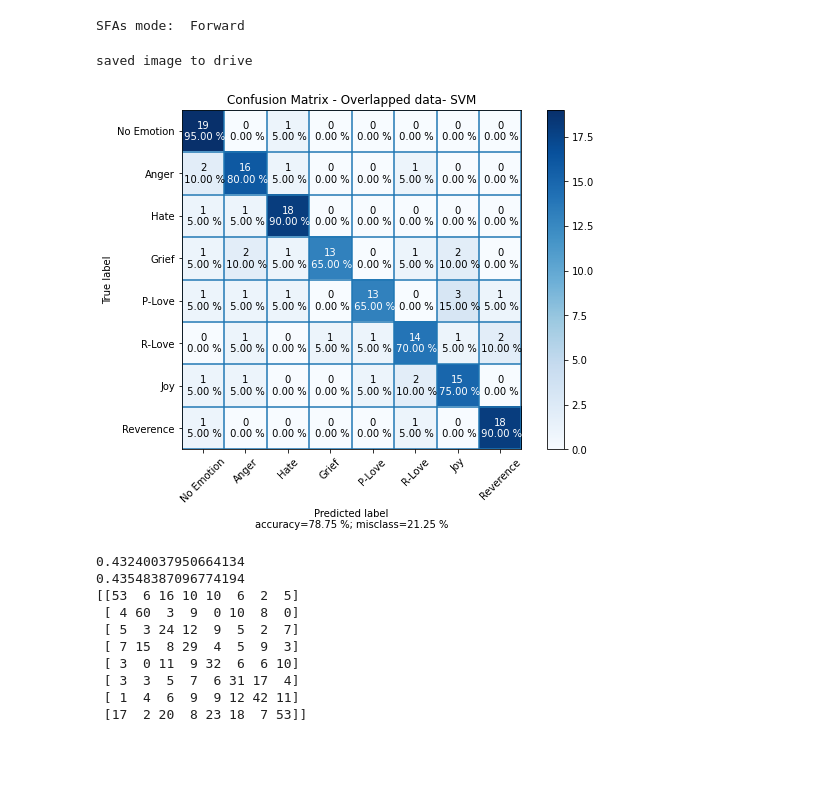
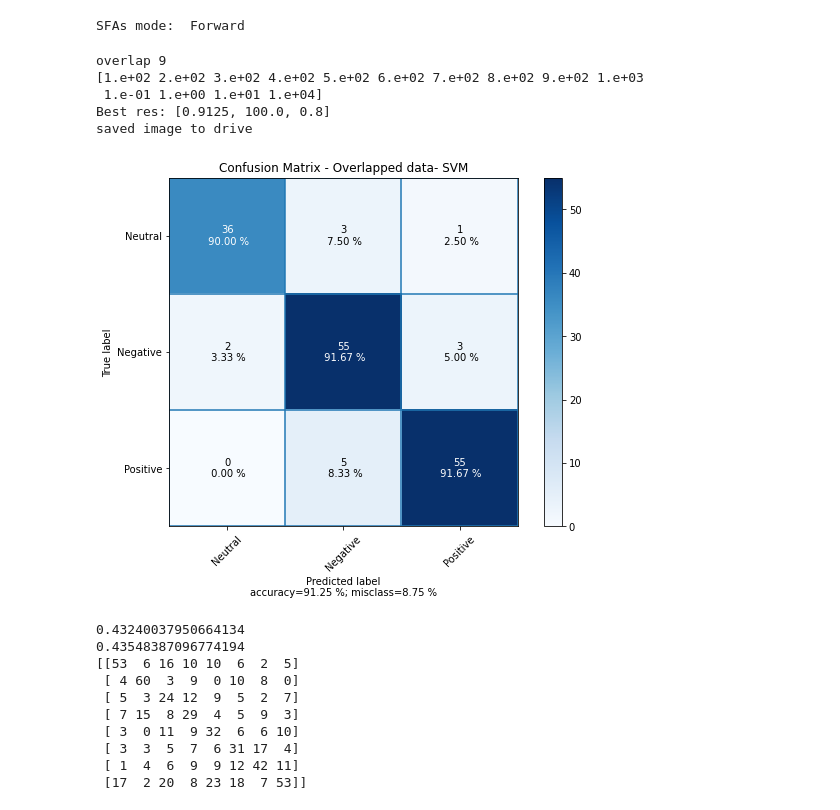
Before and after one commit to nguyennam2910/TriMun, a Jupyter notebook: src/Overlapped_segmenting_method.ipynb, the cells around one changed output. Drawn from its saved outputs; the diff is of its cells as text; code cells hidden in the pictures; blank space fills up the shorter version.

```diff
--- a/src/Overlapped_segmenting_method.ipynb
+++ b/src/Overlapped_segmenting_method.ipynb
@@ -370,7 +370,7 @@ from sklearn.pipeline import Pipeline
 
 import pandas as pd
 # %%
-overlap = 0
+overlap = 9
 feature_list = np.load("Feature data/features_" + str(overlap) + "s.npy")
 labelxx = np.load("Label/" + str(overlap) + "sec_labels.npy")
 len_data = dataxx.shape[2]
@@ -434,5 +462,5 @@ for i in na:
 # %%
-rfe_selector = RFE(estimator = RandomForestClassifier(), n_features_to_select = 20, step = 1)
+rfe_selector = RFE(estimator = RandomForestClassifier(), n_features_to_select = 15, step = 1)
 # rfe_selector = RFE(estimator = RandomForestClassifier(random_state = 0, n_estimators = 500, max_depth = 20), n_features_to_select = 30, step = 1)
 rfe_selector.fit(X_features_train, y_train)
 rfe_support = rfe_selector.get_support()
@@ -448,4 +476,15 @@ print(feat_cols)
 
 X_train = X_features_train[:, feat_cols]
 X_test = X_features_test[:, feat_cols]
+
+clf = RandomForestClassifier()
+clf.fit(X_train, y_train)
+CM = confusion_matrix(y_test, clf.predict(X_test))
+
+fig = plot_confusion_matrix(cm  = CM,
+                      normalize    = None,
+                      target_names = emotion_keys,
+                      title        = "Confusion Matrix - Overlapped data- RandomForest",
+                      savefig = True,
+                      figname = "Random Forest confusion matrix-both.png")
 # %% [output]
@@ -545,38 +621,51 @@ df.to_csv(os.path.join(result_dir, csv_name))
 # %% [output]
 SFAs mode:  Forward
 # %%
-# print("overlap", overlap)
-# C_param = np.arange(100, 1100, 100)
-# b = [0.1, 1, 10, 10000]
-# C_param = np.append(C_param, b)
-# print(C_param)
-# gamma_param = np.arange(0.1, 3.9, 0.1)
-# best_res = [0,0,0]
+print("overlap", overlap)
+C_param = np.arange(100, 1100, 100)
+b = [0.1, 1, 10, 10000]
+C_param = np.append(C_param, b)
+print(C_param)
+gamma_param = np.arange(0.1, 3.9, 0.1)
+best_res = [0,0,0]
 
-# for C in C_param:
-#     for gamma in gamma_param:
-#         clf = SVC(kernel = 'rbf', C = C, gamma = gamma);
-#         clf.fit(X_train, y_train)
-#         temp = clf.score(X_test, y_test)
-#         if ( temp > best_res[0]):
-#             best_res = [temp, C, gamma]
-# print("Best res:", best_res)
+for C in C_param:
+    for gamma in gamma_param:
+        clf = SVC(kernel = 'rbf', C = C, gamma = gamma);
+        clf.fit(X_train, y_train)
+        temp = clf.score(X_test, y_test)
+        if ( temp > best_res[0]):
+            best_res = [temp, C, gamma]
+print("Best res:", best_res)
 
-# clf = SVC(kernel = 'rbf', C = best_res[1], gamma = best_res[2])
-clf = SVC(kernel = 'rbf', C = 500, gamma = 0.1)
+clf = SVC(kernel = 'rbf', C = best_res[1], gamma = best_res[2])
+# clf = SVC(kernel = 'rbf', C = 500, gamma = 0.1)
 
 clf.fit(X_train, y_train)
 CM = confusion_matrix(y_test, clf.predict(X_test))
 
+key = ["Neutral", "Negative", "Positive"]
+
 fig = plot_confusion_matrix(cm  = CM,
                       normalize    = None,
-                      target_names = emotion_keys,
+                      target_names = key,
                       title        = "Confusion Matrix - Overlapped data- SVM",
                       savefig = True,
                       figname = "SVM-overlapped-confusionmatrix - both.png")
+
+# fig = plot_confusion_matrix(cm  = CM,
+#                       normalize    = None,
+#                       target_names = emotion_keys,
+#                       title        = "Confusion Matrix - Overlapped data- SVM",
+#                       savefig = True,
+#                       figname = "SVM-overlapped-confusionmatrix - both.png")
 # %% [output]
+overlap 9
+[1.e+02 2.e+02 3.e+02 4.e+02 5.e+02 6.e+02 7.e+02 8.e+02 9.e+02 1.e+03
+ 1.e-01 1.e+00 1.e+01 1.e+04]
+Best res: [0.9125, 100.0, 0.8]
 saved image to drive
-[figure, old version]
+[figure, new version]
 # %%
 # softmax classifier
 clf = LogisticRegression(random_state=1, solver='lbfgs', multi_class='multinomial')
```
Also changed, not shown: parts of 7 cells of this notebook, 17 other files.
